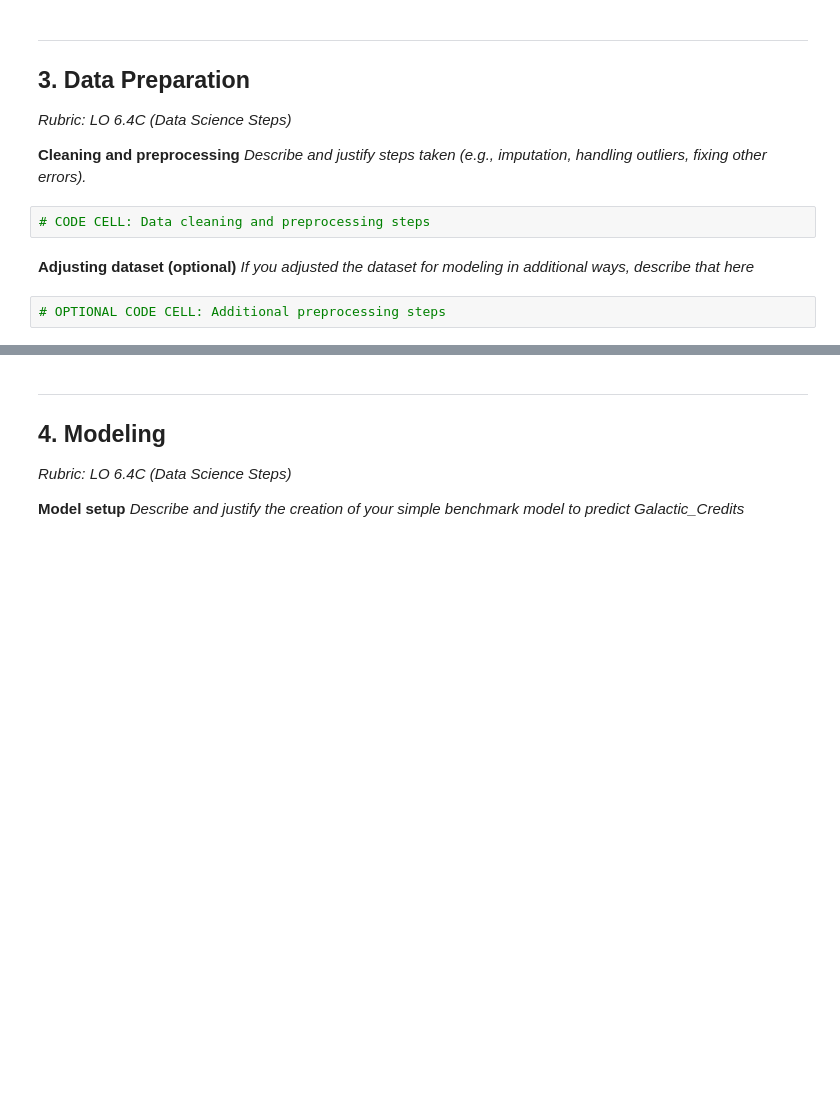
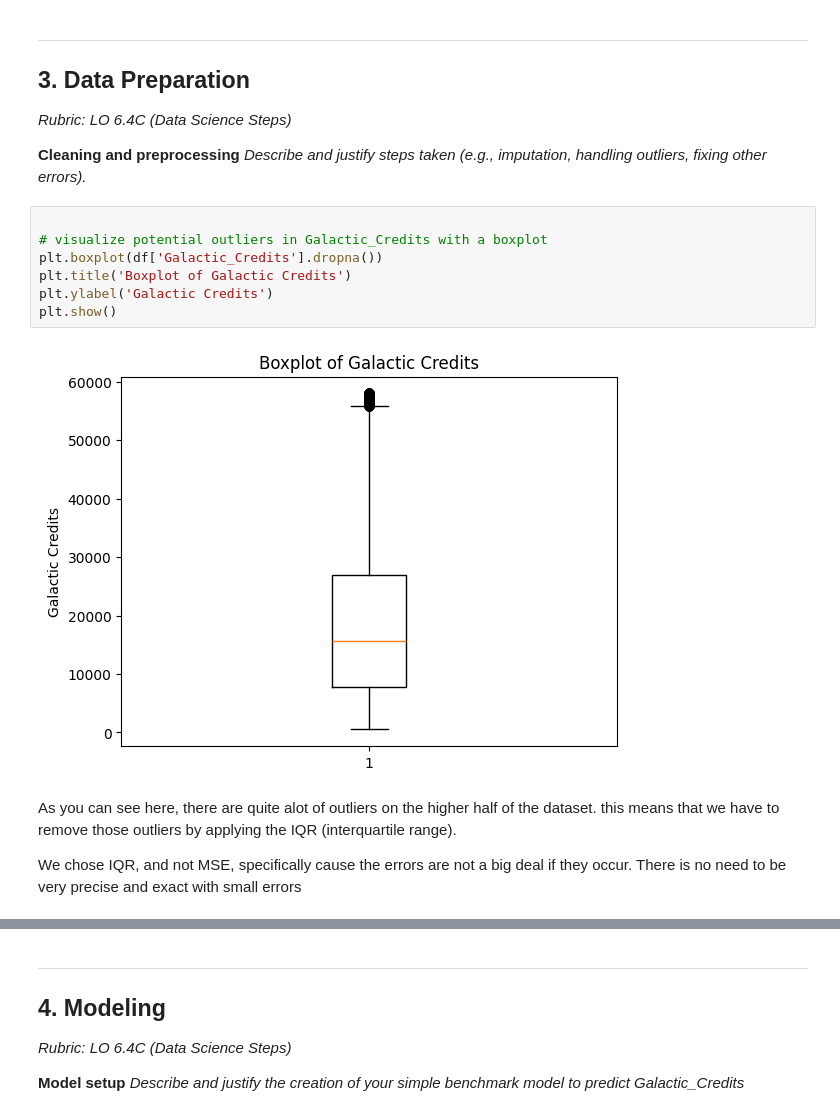
Before and after one commit to SidneyFel/The-Secret-Weapons, a Jupyter notebook: assignment_template_it1.ipynb, the cells around one changed output, grey strips where cells are left out. Saved outputs shown, nothing was run; the diff lists cells and outputs as text; blank space fills up the shorter version.

Commit message:
Data prep + erbij schrijven

```diff
--- a/assignment_template_it1.ipynb
+++ b/assignment_template_it1.ipynb
@@ -167,9 +174,15 @@ plt.show()
 **Cleaning and preprocessing**
 *Describe and justify steps taken (e.g., imputation, handling outliers, fixing other errors).*
 # %%
-# CODE CELL: Data cleaning and preprocessing steps
+
+# visualize potential outliers in Galactic_Credits with a boxplot
+plt.boxplot(df['Galactic_Credits'].dropna())
+plt.title('Boxplot of Galactic Credits')
+plt.ylabel('Galactic Credits')
+plt.show()
+# %% [output]
+[figure, added]
-# %% [markdown]
-**Adjusting dataset (optional)**
-*If you adjusted the dataset for modeling in additional ways, describe that here*
-# %%
-# OPTIONAL CODE CELL: Additional preprocessing steps
+# %% [markdown]
+As you can see here, there are quite alot of outliers on the higher half of the dataset. this means that we have to remove those outliers by applying the IQR (interquartile range).
+
+We chose IQR, and not MSE, specifically cause the errors are not a big deal if they occur. There is no need to be very precise and exact with small errors
```
Also changed, not shown: parts of 3 cells of this notebook.
